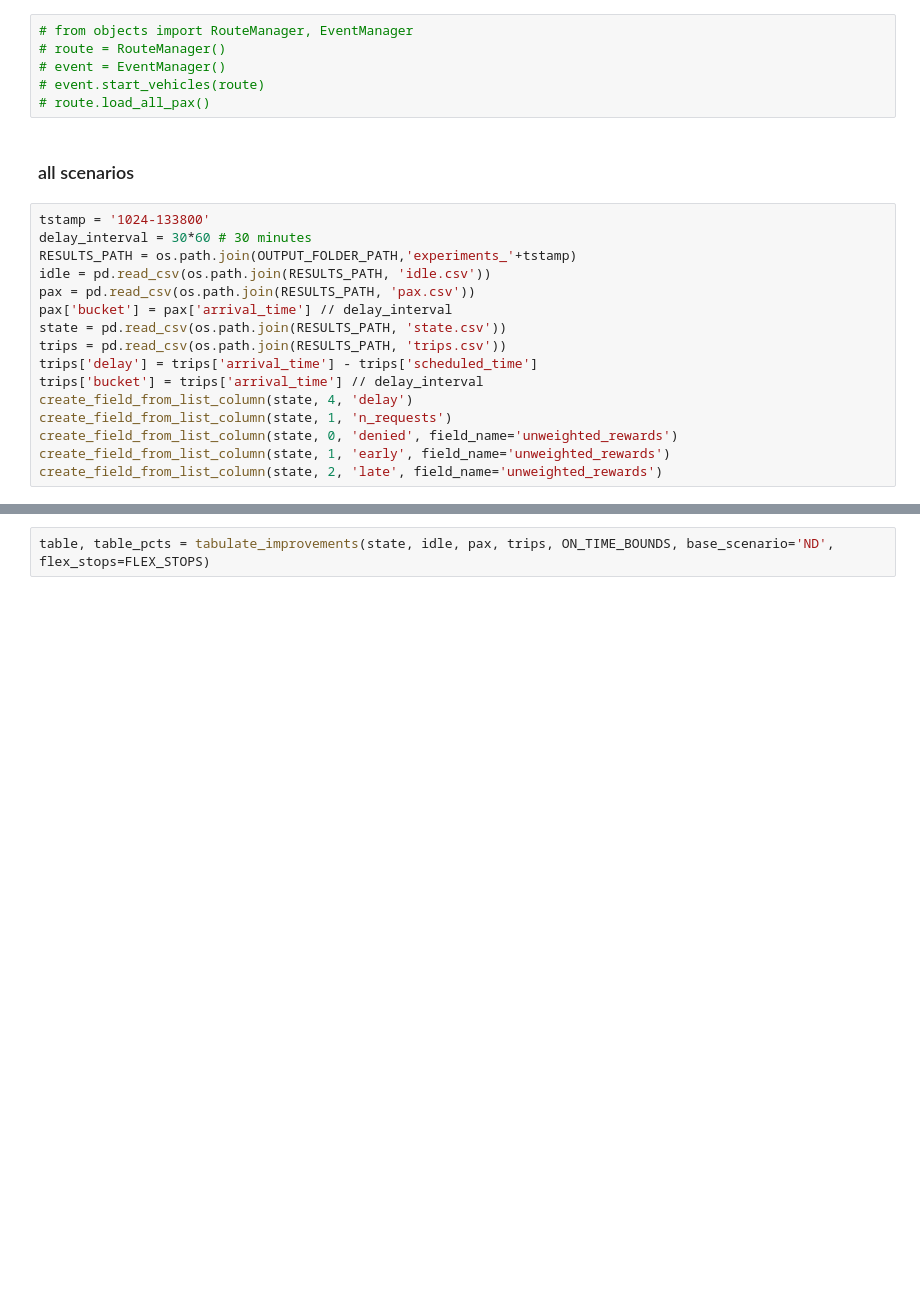
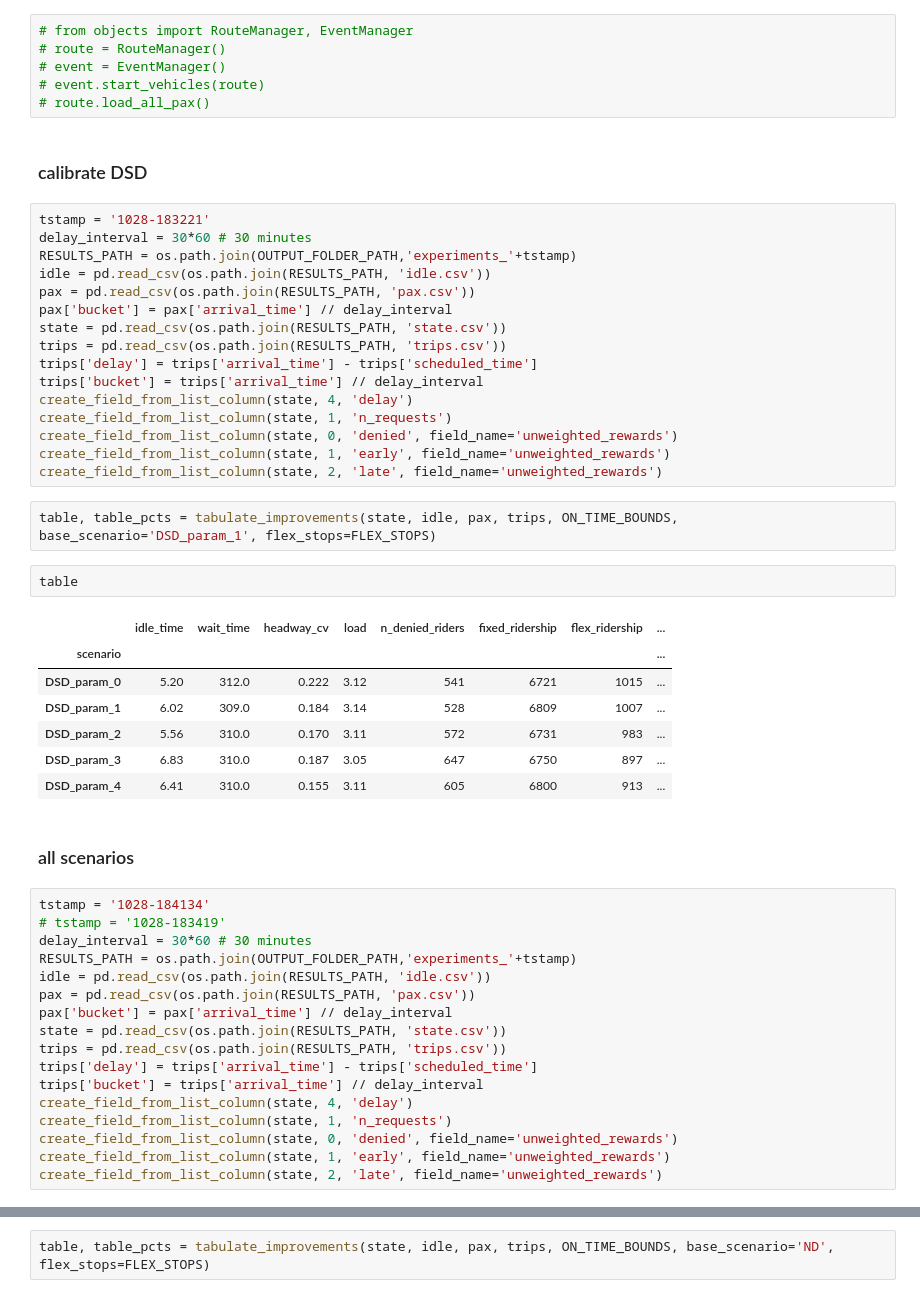
Before and after one commit to joerovar/flex-bus-sim, a Jupyter notebook: test.ipynb, the cells around one changed output, grey strips where cells are left out. Saved outputs shown, nothing was run; the diff lists cells and outputs as text; blank space fills up the shorter version.

Commit message:
decent results

```diff
--- a/test.ipynb
+++ b/test.ipynb
@@ -14,10 +14,41 @@ plot_exponential_decay_by_factor()
 # event = EventManager()
 # event.start_vehicles(route)
 # route.load_all_pax()
+# %% [markdown]
+### calibrate DSD
+# %%
+tstamp = '1028-183221'
+delay_interval = 30*60 # 30 minutes
+RESULTS_PATH = os.path.join(OUTPUT_FOLDER_PATH,'experiments_'+tstamp)
+idle = pd.read_csv(os.path.join(RESULTS_PATH, 'idle.csv'))
+pax = pd.read_csv(os.path.join(RESULTS_PATH, 'pax.csv'))
+pax['bucket'] = pax['arrival_time'] // delay_interval
+state = pd.read_csv(os.path.join(RESULTS_PATH, 'state.csv'))
+trips = pd.read_csv(os.path.join(RESULTS_PATH, 'trips.csv'))
+trips['delay'] = trips['arrival_time'] - trips['scheduled_time']
+trips['bucket'] = trips['arrival_time'] // delay_interval
+create_field_from_list_column(state, 4, 'delay')
+create_field_from_list_column(state, 1, 'n_requests')
+create_field_from_list_column(state, 0, 'denied', field_name='unweighted_rewards')
+create_field_from_list_column(state, 1, 'early', field_name='unweighted_rewards')
+create_field_from_list_column(state, 2, 'late', field_name='unweighted_rewards')
+# %%
+table, table_pcts = tabulate_improvements(state, idle, pax, trips, ON_TIME_BOUNDS, base_scenario='DSD_param_1', flex_stops=FLEX_STOPS)
+# %%
+table
+# %% [output]
+|  | idle_time | wait_time | headway_cv | load | n_denied_riders | fixed_ridership | flex_ridership | ... |
+| scenario |  |  |  |  |  |  |  | ... |
+| DSD_param_0 | 5.20 | 312.0 | 0.222 | 3.12 | 541 | 6721 | 1015 | ... |
+| DSD_param_1 | 6.02 | 309.0 | 0.184 | 3.14 | 528 | 6809 | 1007 | ... |
+| DSD_param_2 | 5.56 | 310.0 | 0.170 | 3.11 | 572 | 6731 | 983 | ... |
+| DSD_param_3 | 6.83 | 310.0 | 0.187 | 3.05 | 647 | 6750 | 897 | ... |
+| DSD_param_4 | 6.41 | 310.0 | 0.155 | 3.11 | 605 | 6800 | 913 | ... |
 # %% [markdown]
 ### all scenarios
 # %%
-tstamp = '1024-133800'
+tstamp = '1028-184134'
+# tstamp = '1028-183419'
 delay_interval = 30*60 # 30 minutes
 RESULTS_PATH = os.path.join(OUTPUT_FOLDER_PATH,'experiments_'+tstamp)
 idle = pd.read_csv(os.path.join(RESULTS_PATH, 'idle.csv'))
```
Also changed, not shown: parts of 5 cells of this notebook, 7 other files.
